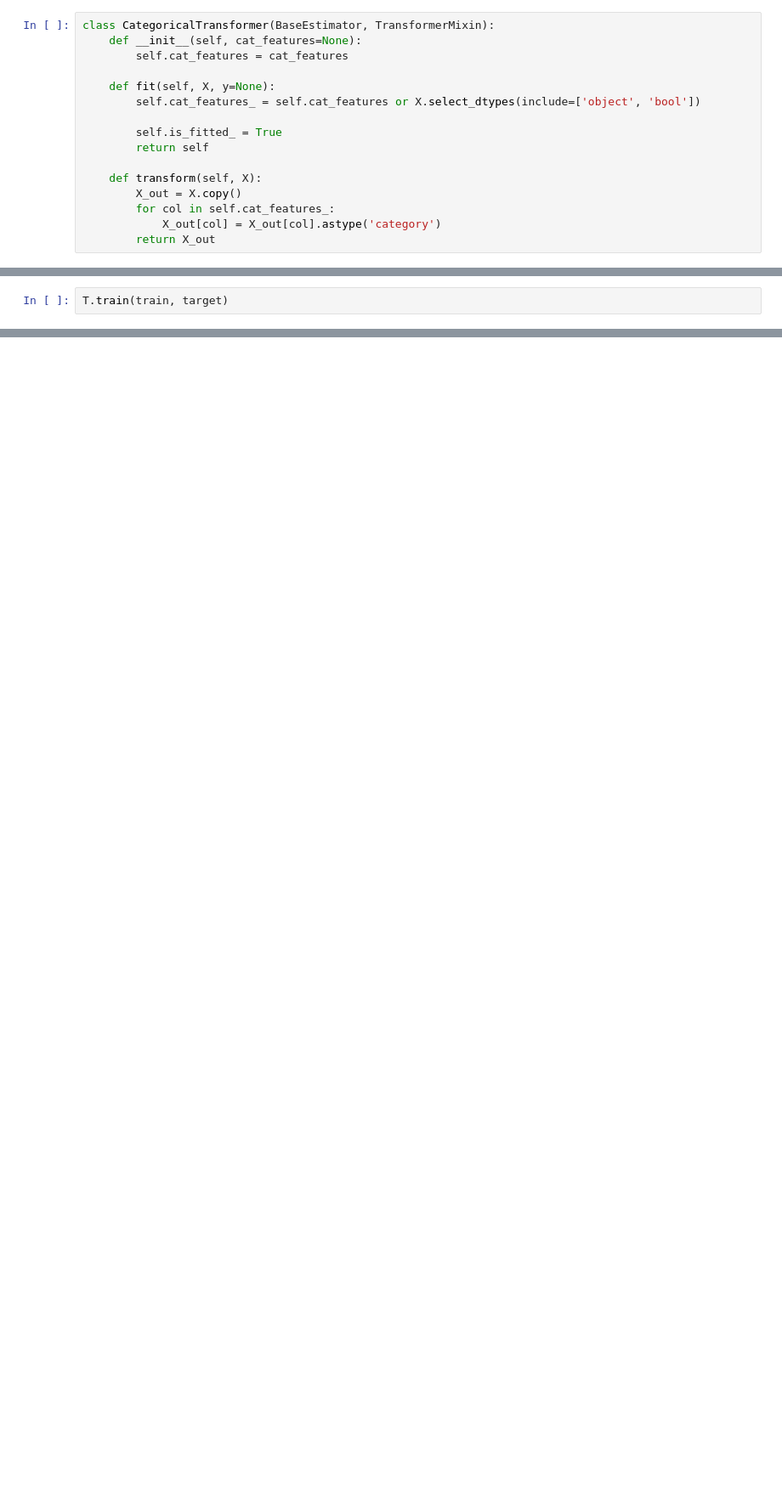
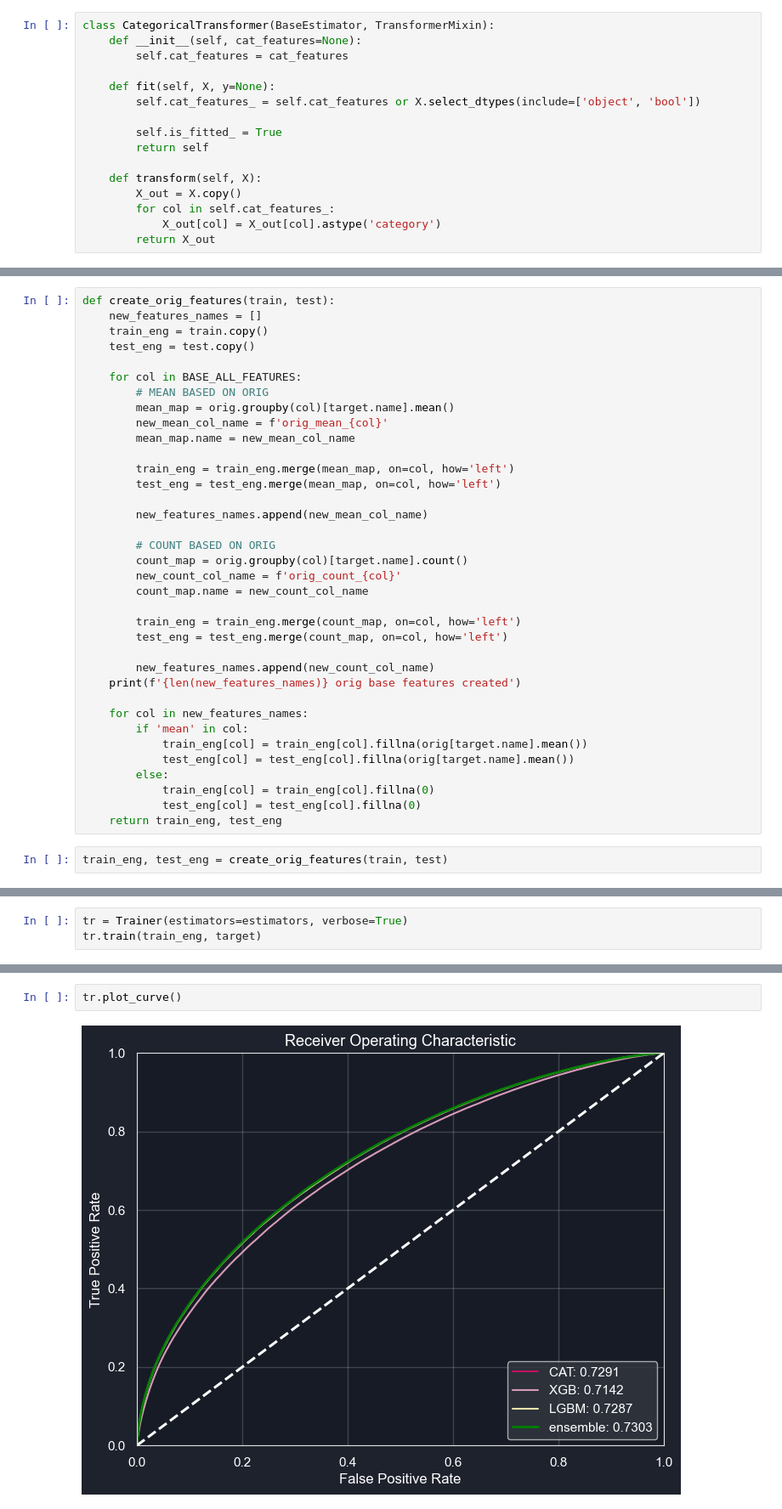
Before and after one commit to EngeloX/Diabetes_Prediction, a Jupyter notebook: Notebooks/Baseline.ipynb, the cells around one changed output, grey strips where cells are left out. Shown at 85% size. Saved outputs shown, nothing was run; the diff lists cells and outputs as text; blank space fills up the shorter version.

Commit message:
baseline updated/Trainer class created

```diff
--- a/Notebooks/Baseline.ipynb
+++ b/Notebooks/Baseline.ipynb
@@ -284,2 +78,0 @@ T = Trainer(models=models, verbose=True)
-# %%
-T.train(train, target)
@@ -323,0 +281,38 @@ T.OOF_PROBA
+# %%
+def create_orig_features(train, test):
+    new_features_names = []
+    train_eng = train.copy()
+    test_eng = test.copy()
+
+    for col in BASE_ALL_FEATURES:
+        # MEAN BASED ON ORIG
+        mean_map = orig.groupby(col)[target.name].mean()
+        new_mean_col_name = f'orig_mean_{col}'
+        mean_map.name = new_mean_col_name
+
+        train_eng = train_eng.merge(mean_map, on=col, how='left')
+        test_eng = test_eng.merge(mean_map, on=col, how='left')
+
+        new_features_names.append(new_mean_col_name)
+
+        # COUNT BASED ON ORIG
+        count_map = orig.groupby(col)[target.name].count()
+        new_count_col_name = f'orig_count_{col}'
+        count_map.name = new_count_col_name
+
+        train_eng = train_eng.merge(count_map, on=col, how='left')
+        test_eng = test_eng.merge(count_map, on=col, how='left')
+
+        new_features_names.append(new_count_col_name)
+    print(f'{len(new_features_names)} orig base features created')
+
+    for col in new_features_names:
+        if 'mean' in col:
+            train_eng[col] = train_eng[col].fillna(orig[target.name].mean())
+            test_eng[col] = test_eng[col].fillna(orig[target.name].mean())
+        else:
+            train_eng[col] = train_eng[col].fillna(0)
+            test_eng[col] = test_eng[col].fillna(0)
+    return train_eng, test_eng
+# %%
+train_eng, test_eng = create_orig_features(train, test)
@@ -323,0 +337,3 @@ T.OOF_PROBA
+# %%
+tr = Trainer(estimators=estimators, verbose=True)
+tr.train(train_eng, target)
@@ -323,0 +358,4 @@ T.OOF_PROBA
+# %%
+tr.plot_curve()
+# %% [output]
+[figure, added]
```
Also changed, not shown: parts of 34 cells of this notebook.
